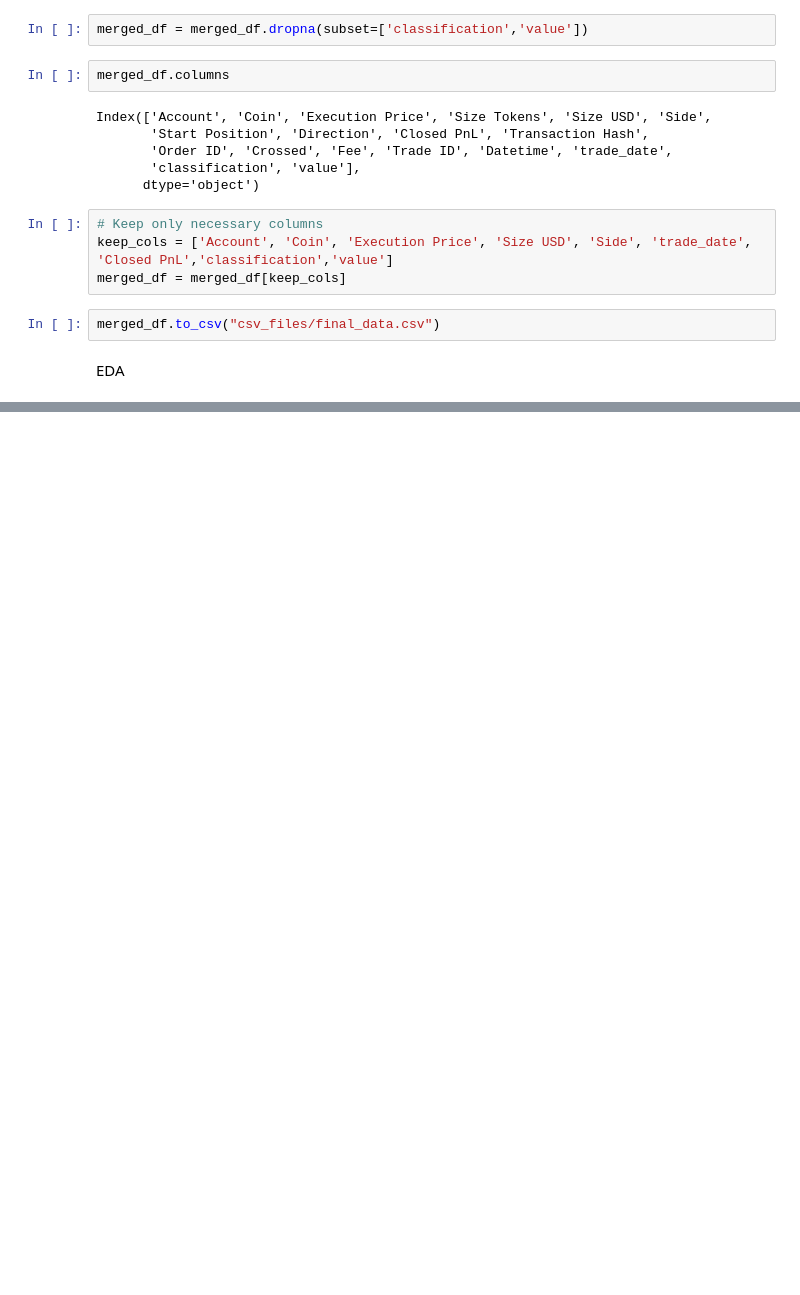
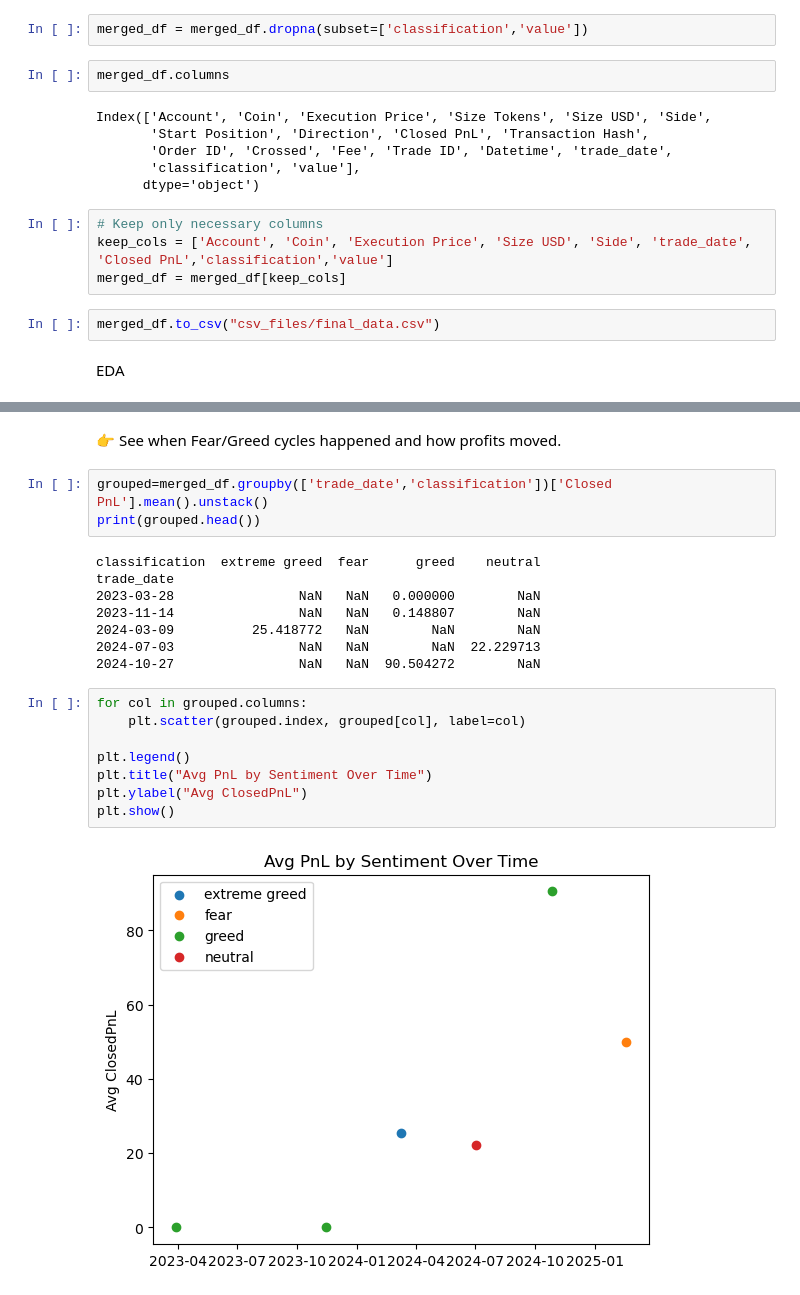
Before and after one commit to artibiradar13/Crypto-Traders-Analysis, a Jupyter notebook: notebook1.ipynb, the cells around one changed output, grey strips where cells are left out. Saved outputs shown, nothing was run; the diff lists cells and outputs as text; blank space fills up the shorter version.

```diff
--- a/notebook1.ipynb
+++ b/notebook1.ipynb
@@ -189,0 +230,23 @@ plt.show()
+# %% [markdown]
+👉 See when Fear/Greed cycles happened and how profits moved.
+# %%
+grouped=merged_df.groupby(['trade_date','classification'])['Closed PnL'].mean().unstack()
+print(grouped.head())
+# %% [output]
+classification  extreme greed  fear      greed    neutral
+trade_date
+2023-03-28                NaN   NaN   0.000000        NaN
+2023-11-14                NaN   NaN   0.148807        NaN
+2024-03-09          25.418772   NaN        NaN        NaN
+2024-07-03                NaN   NaN        NaN  22.229713
+2024-10-27                NaN   NaN  90.504272        NaN
+# %%
+for col in grouped.columns:
+    plt.scatter(grouped.index, grouped[col], label=col)
+
+plt.legend()
+plt.title("Avg PnL by Sentiment Over Time")
+plt.ylabel("Avg ClosedPnL")
+plt.show()
+# %% [output]
+[figure, added]
```
Also changed, not shown: parts of 12 cells of this notebook.
